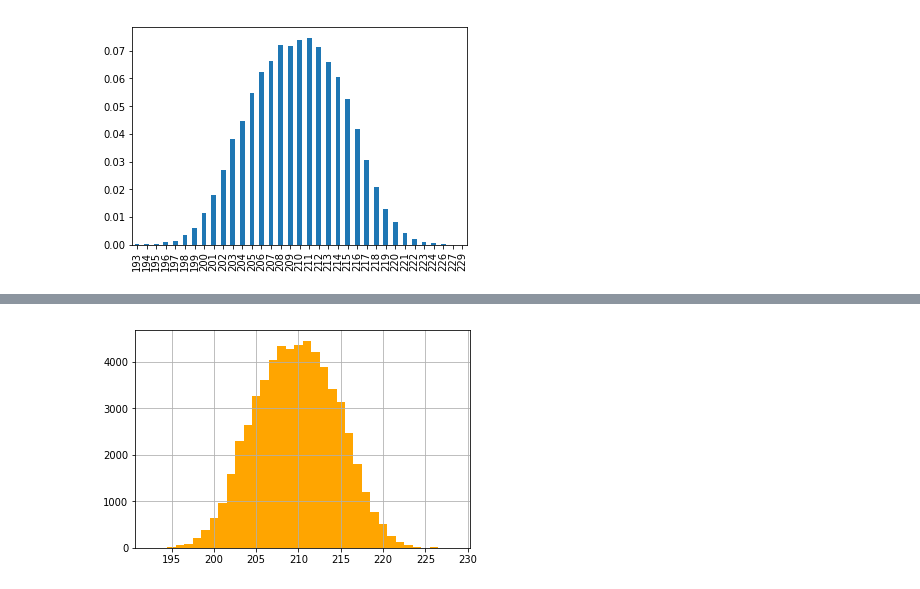
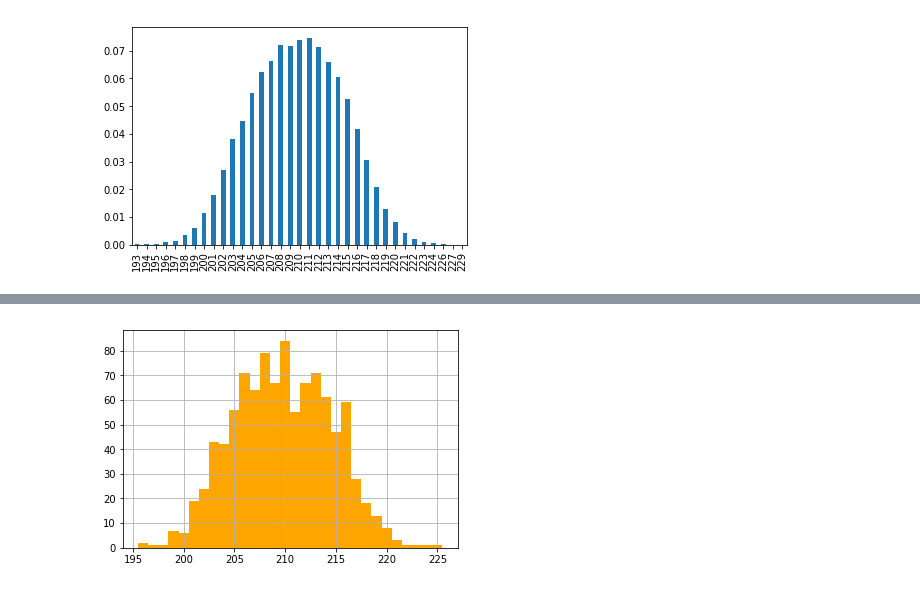
Before and after one commit to TakutoMotomura/probabilistic-robotics, a Jupyter notebook: lidar_200.ipynb, the cells around one changed output, grey strips where cells are left out. Cells and saved outputs as stored; diff of their text form; code cells hidden in the pictures.

```diff
--- a/lidar_200.ipynb
+++ b/lidar_200.ipynb
@@ -138,8 +138,8 @@ drawing()
 # %%
-samples = [drawing() for i in range(len(data))]
+samples = [drawing() for i in range(1000)]
 simulated= pd.DataFrame(samples,columns=["lidar"])
 p = simulated["lidar"]
 p.hist(bins = max(p)-min(p),color="orange",align="left")
 plt.show()
 # %% [output]
-[figure, old version]
+[figure, new version]
```
Also changed, not shown: parts of 4 cells of this notebook.
